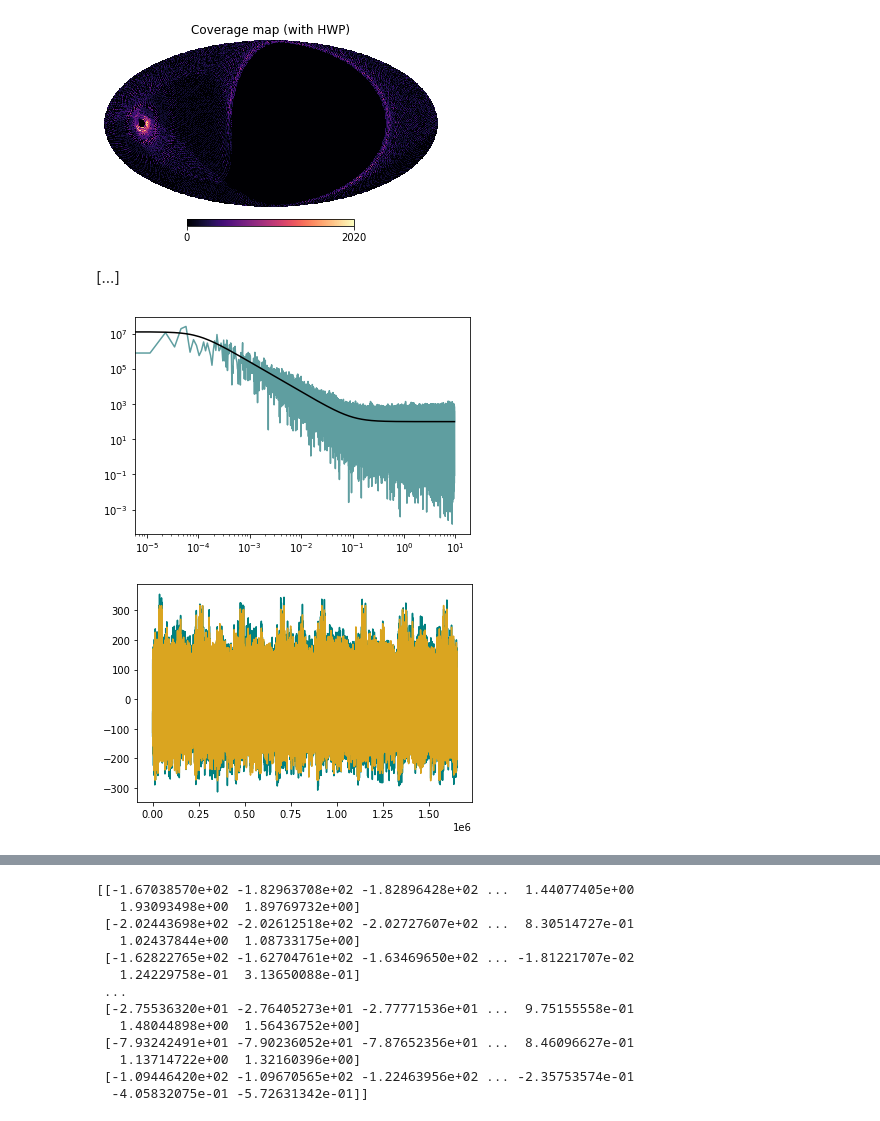
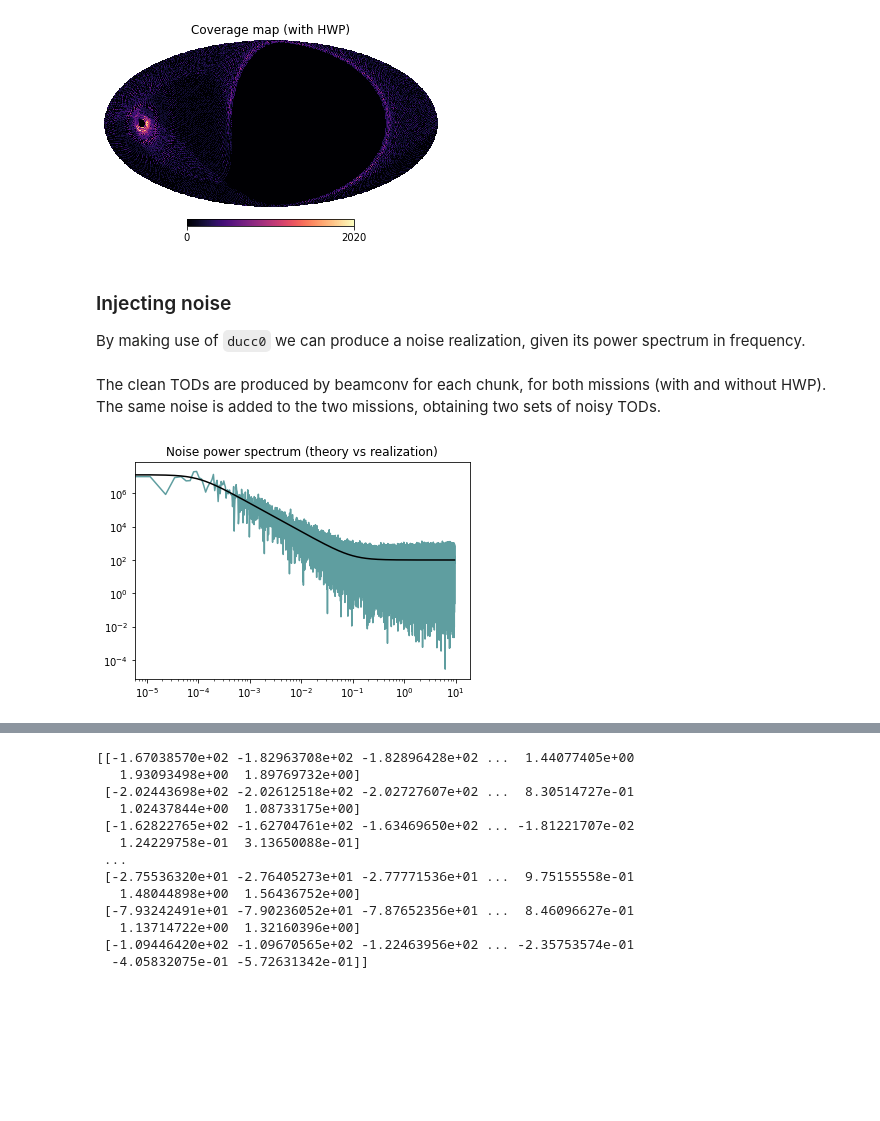
Before and after one commit to martamonelli/beamconv_tidy, a Jupyter notebook: beamconv/demo.ipynb, the cells around one changed output, grey strips where cells are left out. Drawn from its saved outputs; the diff is of its cells as text; code cells hidden in the pictures; blank space fills up the shorter version.

```diff
--- a/beamconv/demo.ipynb
+++ b/beamconv/demo.ipynb
@@ -114,18 +130,14 @@ ss_hwp.create_focal_plane(nrow=nrow, ncol=ncol, fov=3, **beam_opts)
 # %%
-# Calculate TODs in ten chunks
-chunks = ss.partition_mission(0.1 * ss.mlen * ss.fsamp)
-chunks_hwp = ss_hwp.partition_mission(0.1 * ss.mlen * ss.fsamp)
-
 # Producing the coverage map
 ss.allocate_maps(nside=128)
 ss.scan_instrument_mpi(alm, **scan_opts)
 maps, cond, proj = ss.solve_for_map(return_proj = True)
 
-ss_hwp.set_hwp_mod(mode='continuous', freq=88*2*np.pi/60)
+ss_hwp.set_hwp_mod(mode='continuous', freq=88/60)
 
 ss_hwp.allocate_maps(nside=128)
 ss_hwp.scan_instrument_mpi(alm, **scan_opts)
-maps, cond, proj_hwp = ss_hwp.solve_for_map(return_proj = True)
+maps_hwp, cond, proj_hwp = ss_hwp.solve_for_map(return_proj = True)
 # %% [output]
 Scanning with 18 detectors
 [rank 000]: working on: r000c000A, r000c000B
@@ -174,2 +168,3 @@ noise_TOD_hwp = np.empty((ndet,int(ss.mlen*ss.fsamp)))
-# %% [markdown]
-[...]
+# %% [markdown]
+### Injecting noise
+By making use of <code>ducc0</code> we can produce a noise realization, given its power spectrum in frequency.
@@ -176,37 +179,44 @@ noise_TOD_hwp = np.empty((ndet,int(ss.mlen*ss.fsamp)))
+# %% [markdown]
+The clean TODs are produced by beamconv for each chunk, for both missions (with and without HWP). The same noise is added to the two missions, obtaining two sets of noisy TODs.
 # %%
+# Setting up and fillind TODs (clean, noisy and noise-only)
+clean_TOD = np.empty((ndet,int(ss.mlen*ss.fsamp)))
+noisy_TOD = np.empty((ndet,int(ss.mlen*ss.fsamp)))
+noise_TOD = np.empty((ndet,int(ss.mlen*ss.fsamp)))
+
+# Setting up and fillind TODs (clean, noisy and noise-only)
+clean_TOD_hwp = np.empty((ndet,int(ss_hwp.mlen*ss_hwp.fsamp)))
+noisy_TOD_hwp = np.empty((ndet,int(ss_hwp.mlen*ss_hwp.fsamp)))
+noise_TOD_hwp = np.empty((ndet,int(ss_hwp.mlen*ss_hwp.fsamp)))
+
 for det in np.arange(ndet):
     gen = ducc0.misc.OofaNoise(sigma, f_min, f_knee, f_samp, slope)
     for chunk in np.arange(10):
         inp = np.random.normal(0.,1.,(nsamp,))
         noise = gen.filterGaussian(inp)
         #
         clean_data = ss.data(chunks[chunk],ss.beams[det][0],data_type='tod')
         noisy_data = clean_data + noise
         clean_TOD[det,int(chunk*ss.mlen*ss.fsamp/10):int((chunk+1)*ss.mlen*ss.fsamp/10)] = clean_data
         noisy_TOD[det,int(chunk*ss.mlen*ss.fsamp/10):int((chunk+1)*ss.mlen*ss.fsamp/10)] = noisy_data
         noise_TOD[det,int(chunk*ss.mlen*ss.fsamp/10):int((chunk+1)*ss.mlen*ss.fsamp/10)] = noise
         #
-        clean_data = ss_hwp.data(chunks_hwp[chunk],ss.beams[det][0],data_type='tod')
+        clean_data = ss_hwp.data(chunks_hwp[chunk],ss_hwp.beams[det][0],data_type='tod')
         noisy_data = clean_data + noise
-        clean_TOD_hwp[det,int(chunk*ss.mlen*ss.fsamp/10):int((chunk+1)*ss.mlen*ss.fsamp/10)] = clean_data
-        noisy_TOD_hwp[det,int(chunk*ss.mlen*ss.fsamp/10):int((chunk+1)*ss.mlen*ss.fsamp/10)] = noisy_data
-        noise_TOD_hwp[det,int(chunk*ss.mlen*ss.fsamp/10):int((chunk+1)*ss.mlen*ss.fsamp/10)] = noise
+        clean_TOD_hwp[det,int(chunk*ss_hwp.mlen*ss_hwp.fsamp/10):int((chunk+1)*ss_hwp.mlen*ss_hwp.fsamp/10)] = clean_data
+        noisy_TOD_hwp[det,int(chunk*ss_hwp.mlen*ss_hwp.fsamp/10):int((chunk+1)*ss_hwp.mlen*ss_hwp.fsamp/10)] = noisy_data
+        noise_TOD_hwp[det,int(chunk*ss_hwp.mlen*ss_hwp.fsamp/10):int((chunk+1)*ss_hwp.mlen*ss_hwp.fsamp/10)] = noise
+
+# evaluating power spectrum
+ps = np.abs(np.fft.fft(noise_TOD[0,:]))**2 / (nsamp*10)
+time_step = 1. / f_samp
+freqs = np.fft.fftfreq(noise_TOD[0,:].size, time_step)
+ps_theory = sigma**2 * ((freqs**2+f_knee**2)/(freqs**2+f_min**2))**(-slope/2)
+
+# plotting
+plt.loglog(freqs[:ps.size//2],ps[:ps.size//2],'cadetblue')
+plt.loglog(freqs[:ps.size//2],ps_theory[:ps.size//2],'black')
+plt.title('Noise power spectrum (theory vs realization)')
+plt.show()
+# %% [output]
+[figure, added]
-# %%
-# evaluating power spectrum
-ps = np.abs(np.fft.fft(noise_TOD[0,:]))**2 / (nsamp*10)
-time_step = 1. / f_samp
-freqs = np.fft.fftfreq(noise_TOD[0,:].size, time_step)
-ps_theory = sigma**2 * ((freqs**2+f_knee**2)/(freqs**2+f_min**2))**(-slope/2)
-
-# plotting
-#plt.plot(freqs[idx], ps[idx])
-plt.loglog(freqs[:ps.size//2],ps[:ps.size//2],'cadetblue')
-plt.loglog(freqs[:ps.size//2],ps_theory[:ps.size//2],'black')
-plt.show()
-
-plt.plot(noisy_TOD[0,:],'teal')
-plt.plot(clean_TOD[0,:],'goldenrod')
-plt.show()
-# %% [output]
-[figure, removed]
-[figure, removed]
```
Also changed, not shown: parts of 17 cells of this notebook.
